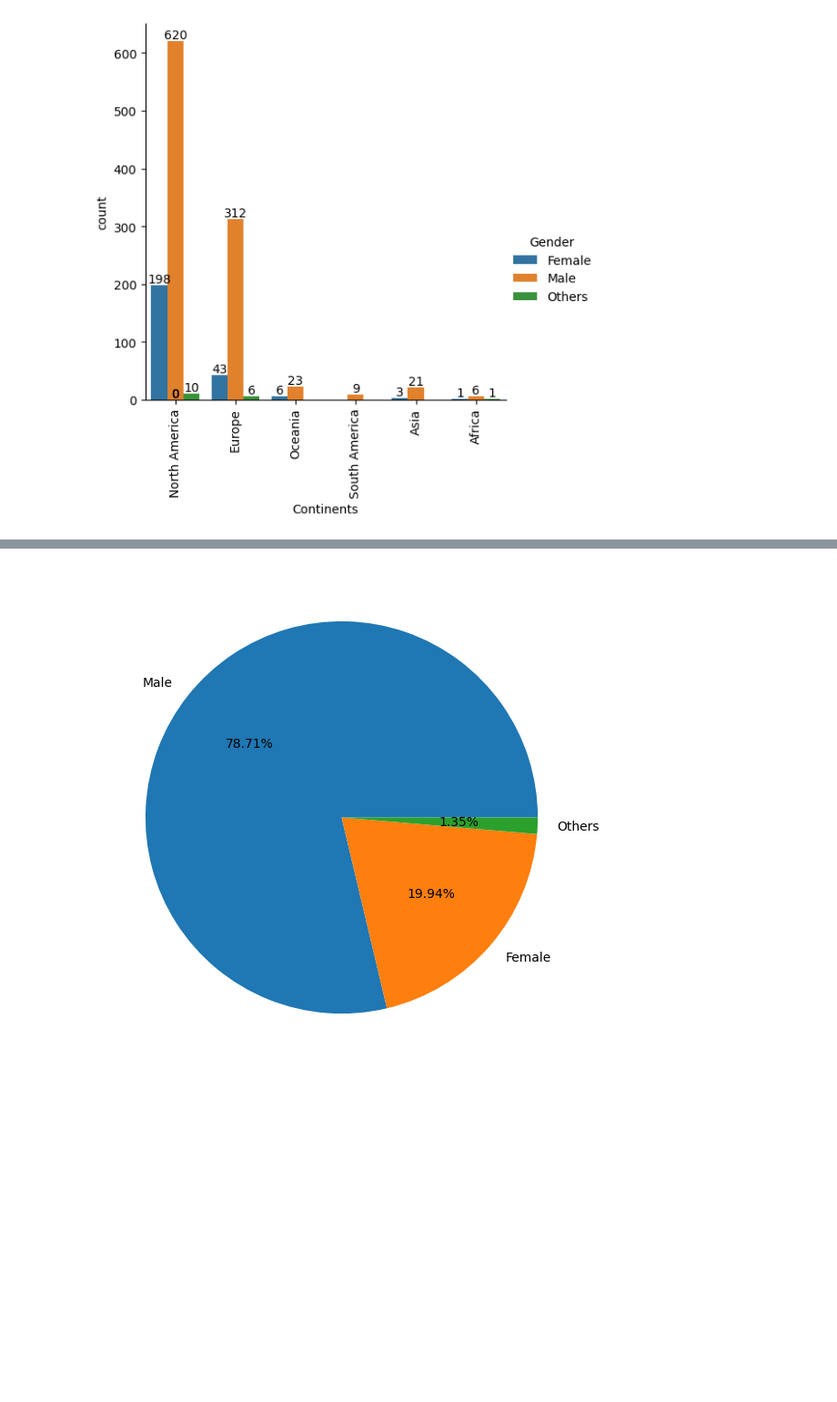
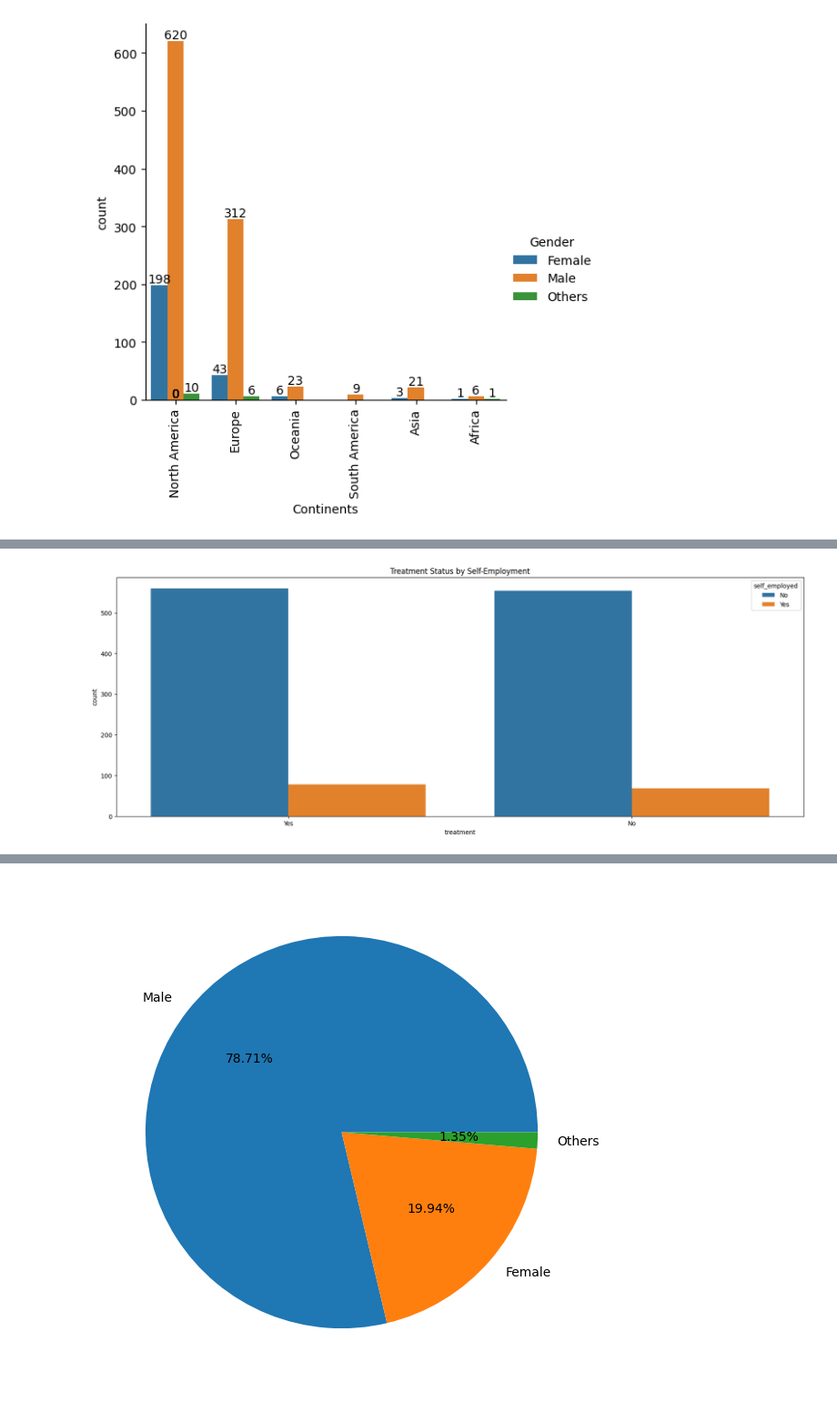
Before and after one commit to guavacoderepo/SOFT40161-COURSE-WORK, a Jupyter notebook: NTU_N1280799_SOFT40161_2.ipynb, the cells around one changed output, grey strips where cells are left out. Shown at 91% size. Cells and saved outputs as stored; diff of their text form; code cells hidden in the pictures; blank space fills up the shorter version.

```diff
--- a/NTU_N1280799_SOFT40161_2.ipynb
+++ b/NTU_N1280799_SOFT40161_2.ipynb
@@ -358,0 +359,7 @@ for ax in g.axes.flat:
+# %%
+# To compare the proportion of individuals seeking treatment based on their self-employment status.
+sns.countplot(data=df, x='treatment', hue='self_employed')
+plt.title('Treatment Status by Self-Employment')
+plt.show()
+# %% [output]
+[figure, added]
```
Also changed, not shown: parts of 15 cells of this notebook.
